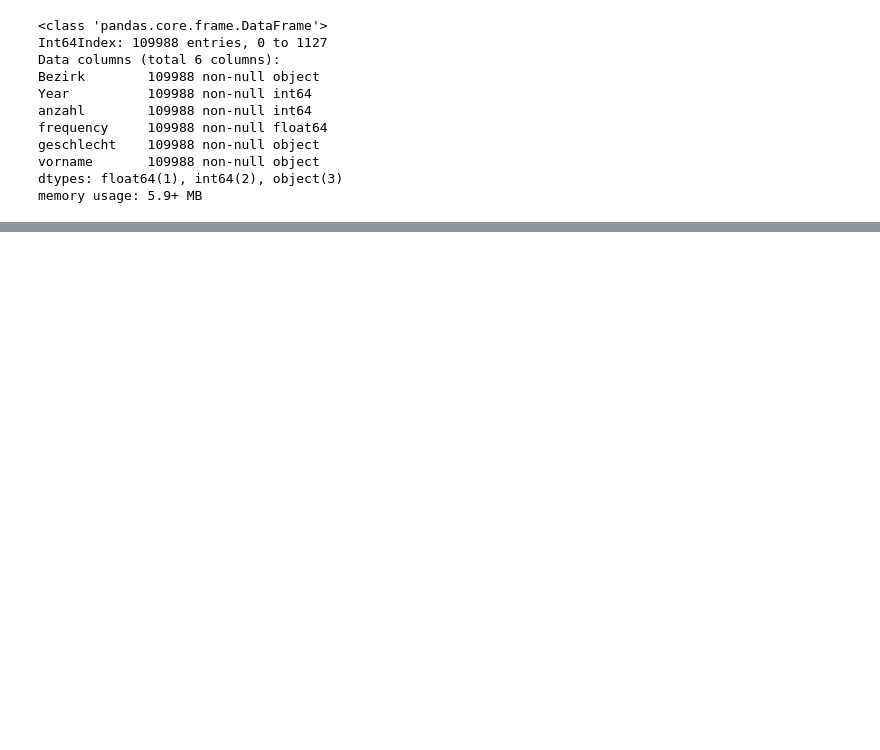
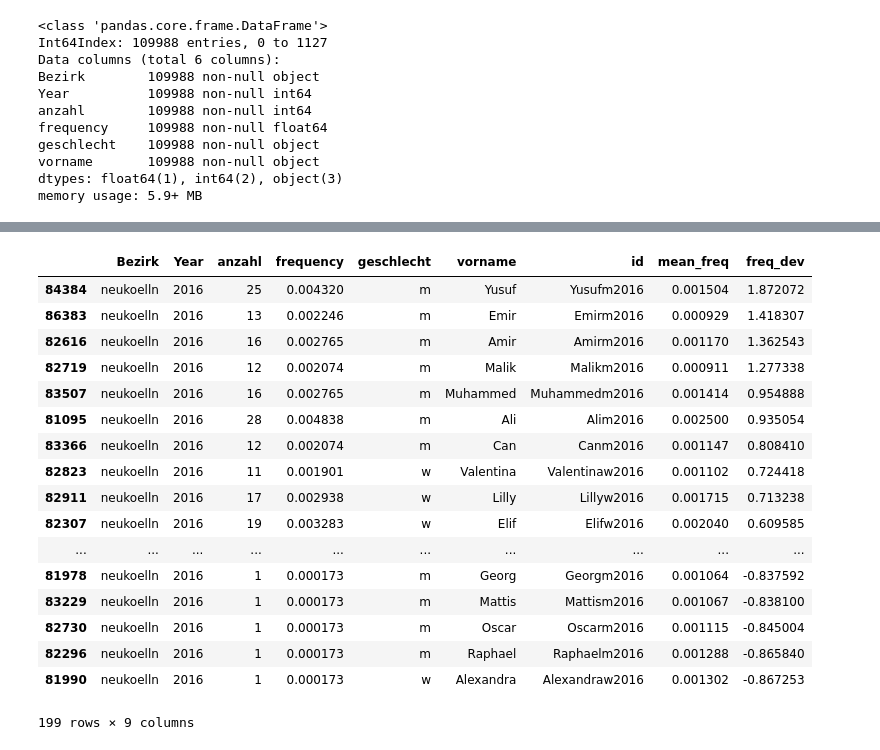
Before and after one commit to franksh/berlin-names, a Jupyter notebook: notebooks/Exploration.ipynb, the cells around one changed output, grey strips where cells are left out. Drawn from its saved outputs; the diff is of its cells as text; code cells hidden in the pictures; blank space fills up the shorter version.

```diff
--- a/notebooks/Exploration.ipynb
+++ b/notebooks/Exploration.ipynb
@@ -86,0 +76,12 @@ dfgroup[0:20].plot.bar(y='anzahl')
+# %%
+# Calculate the mean frequency of the most common names per year
+mean_freqs = pd.DataFrame(columns=['vorname', 'year', 'mean_freq', 'geschlecht'])
+for name, geschlecht in most_common_names: #df['vorname'].unique():
+    for year in df['Year'].unique():
+        mean_freq = df[ (df['vorname'] == name) & (df['Year']==year) & (df['geschlecht']==geschlecht)]['frequency'].mean()
+#        mean_freqs.append(pd.DataFrame([name, year, mean_freq]))
+        mean_freqs.loc[mean_freqs.shape[0]] = [name, year, mean_freq, geschlecht]
+
+mean_freqs['id'] = mean_freqs['vorname'] + mean_freqs['geschlecht'] + mean_freqs['year'].map(int).map(str)
+#mean_freqs['id'].apply(lambda x: str(x['vorname']) + str(x['year']))
+mean_freqs.head(10)
@@ -86,0 +100,5 @@ dfgroup[0:20].plot.bar(y='anzahl')
+# %%
+# Add mean_freq to df (RUN ONLY ONCE)
+df['id'] = df['vorname'] + df['geschlecht'] + df['Year'].map(str)
+df = pd.merge(df, mean_freqs[['mean_freq','id']], on='id', how='outer')
+df.head()
@@ -87,3 +112,26 @@ dfgroup[0:20].plot.bar(y='anzahl')
+# %%
+df['freq_dev'] = (df['frequency'] - df['mean_freq']) / df['mean_freq']
+df_freq = df.sort_values('freq_dev', ascending=False)
+df_freq[(df_freq['Bezirk']=='neukoelln') & (df_freq['Year']==2016)].dropna()
+# %% [output]
+|  | Bezirk | Year | anzahl | frequency | geschlecht | vorname | id | mean_freq | freq_dev |
+| 84384 | neukoelln | 2016 | 25 | 0.004320 | m | Yusuf | Yusufm2016 | 0.001504 | 1.872072 |
+| 86383 | neukoelln | 2016 | 13 | 0.002246 | m | Emir | Emirm2016 | 0.000929 | 1.418307 |
+| 82616 | neukoelln | 2016 | 16 | 0.002765 | m | Amir | Amirm2016 | 0.001170 | 1.362543 |
+| 82719 | neukoelln | 2016 | 12 | 0.002074 | m | Malik | Malikm2016 | 0.000911 | 1.277338 |
+| 83507 | neukoelln | 2016 | 16 | 0.002765 | m | Muhammed | Muhammedm2016 | 0.001414 | 0.954888 |
+| 81095 | neukoelln | 2016 | 28 | 0.004838 | m | Ali | Alim2016 | 0.002500 | 0.935054 |
+| 83366 | neukoelln | 2016 | 12 | 0.002074 | m | Can | Canm2016 | 0.001147 | 0.808410 |
+| 82823 | neukoelln | 2016 | 11 | 0.001901 | w | Valentina | Valentinaw2016 | 0.001102 | 0.724418 |
+| 82911 | neukoelln | 2016 | 17 | 0.002938 | w | Lilly | Lillyw2016 | 0.001715 | 0.713238 |
+| 82307 | neukoelln | 2016 | 19 | 0.003283 | w | Elif | Elifw2016 | 0.002040 | 0.609585 |
+| ... | ... | ... | ... | ... | ... | ... | ... | ... | ... |
+| 81978 | neukoelln | 2016 | 1 | 0.000173 | m | Georg | Georgm2016 | 0.001064 | -0.837592 |
+| 83229 | neukoelln | 2016 | 1 | 0.000173 | m | Mattis | Mattism2016 | 0.001067 | -0.838100 |
+| 82730 | neukoelln | 2016 | 1 | 0.000173 | m | Oscar | Oscarm2016 | 0.001115 | -0.845004 |
+| 82296 | neukoelln | 2016 | 1 | 0.000173 | m | Raphael | Raphaelm2016 | 0.001288 | -0.865840 |
+| 81990 | neukoelln | 2016 | 1 | 0.000173 | w | Alexandra | Alexandraw2016 | 0.001302 | -0.867253 |
+199 rows × 9 columns
 # %%
 plt.step(x=range(len(dfgroup)),y=dfgroup[ dfgroup['anzahl']>0]['anzahl'])
 ax = plt.gca()
```
Also changed, not shown: parts of 11 cells of this notebook.
